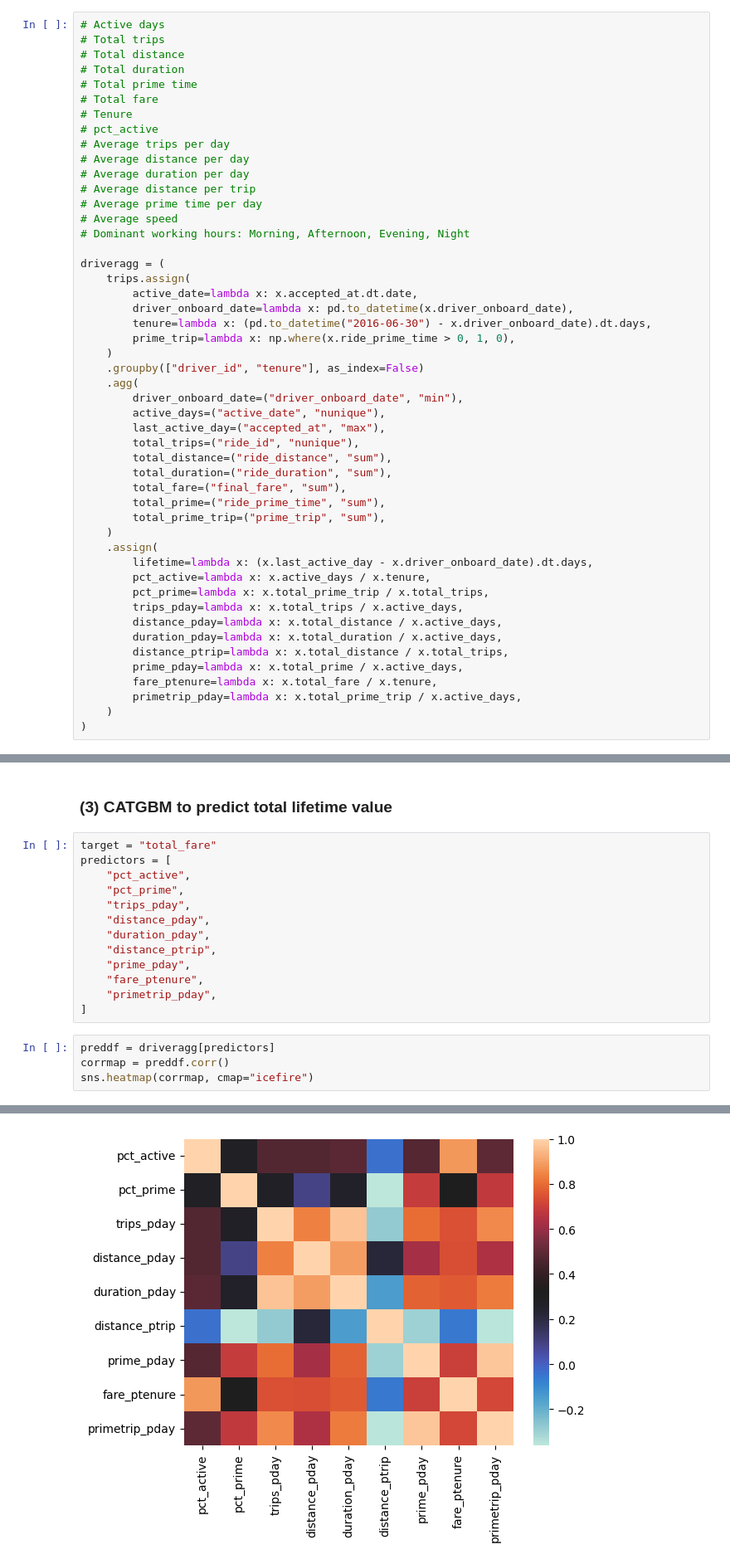
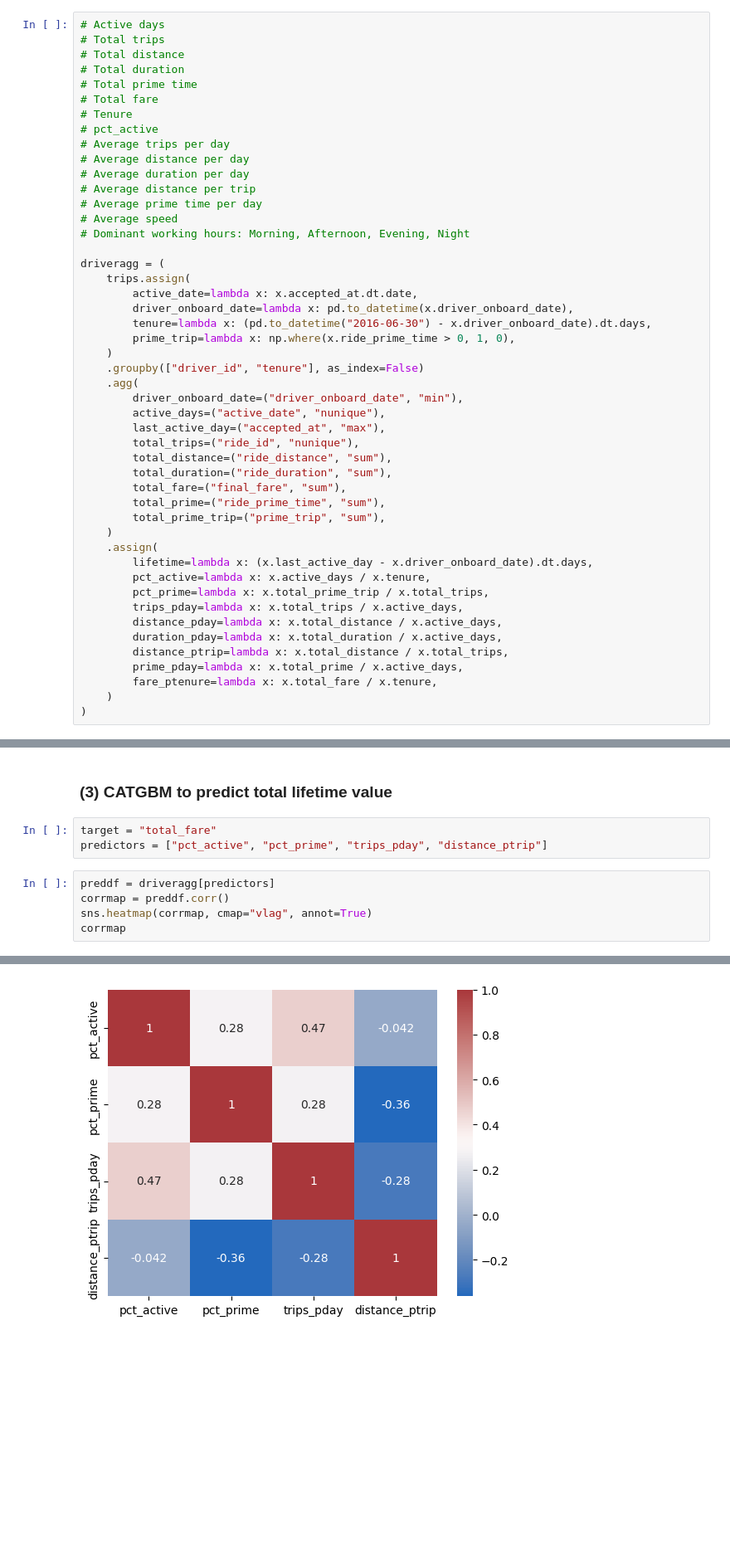
Before and after one commit to J-ZW-Wang/ss_data_project, a Jupyter notebook: Lyft_Driver_Lifetime_Value/Driver_Lifetime_Value.ipynb, the cells around one changed output, grey strips where cells are left out. Shown at 83% size. Drawn from its saved outputs; the diff is of its cells as text; blank space fills up the shorter version.

```diff
--- a/Lyft_Driver_Lifetime_Value/Driver_Lifetime_Value.ipynb
+++ b/Lyft_Driver_Lifetime_Value/Driver_Lifetime_Value.ipynb
@@ -129,7 +132,6 @@ driveragg = (
         distance_ptrip=lambda x: x.total_distance / x.total_trips,
         prime_pday=lambda x: x.total_prime / x.active_days,
         fare_ptenure=lambda x: x.total_fare / x.tenure,
-        primetrip_pday=lambda x: x.total_prime_trip / x.active_days,
     )
 )
 # %%
@@ -157,19 +159,10 @@ print(f"{driveragg.lifetime.mean()} days")
 ### (3) CATGBM to predict total lifetime value
 # %%
 target = "total_fare"
-predictors = [
-    "pct_active",
-    "pct_prime",
-    "trips_pday",
-    "distance_pday",
-    "duration_pday",
-    "distance_ptrip",
-    "prime_pday",
-    "fare_ptenure",
-    "primetrip_pday",
-]
+predictors = ["pct_active", "pct_prime", "trips_pday", "distance_ptrip"]
 # %%
 preddf = driveragg[predictors]
 corrmap = preddf.corr()
-sns.heatmap(corrmap, cmap="icefire")
+sns.heatmap(corrmap, cmap="vlag", annot=True)
+corrmap
 # %% [output]
@@ -177 +174 @@ sns.heatmap(corrmap, cmap="icefire")
-[figure, old version]
+[figure, new version]
```
Also changed, not shown: parts of 8 cells of this notebook, 2 other files.
